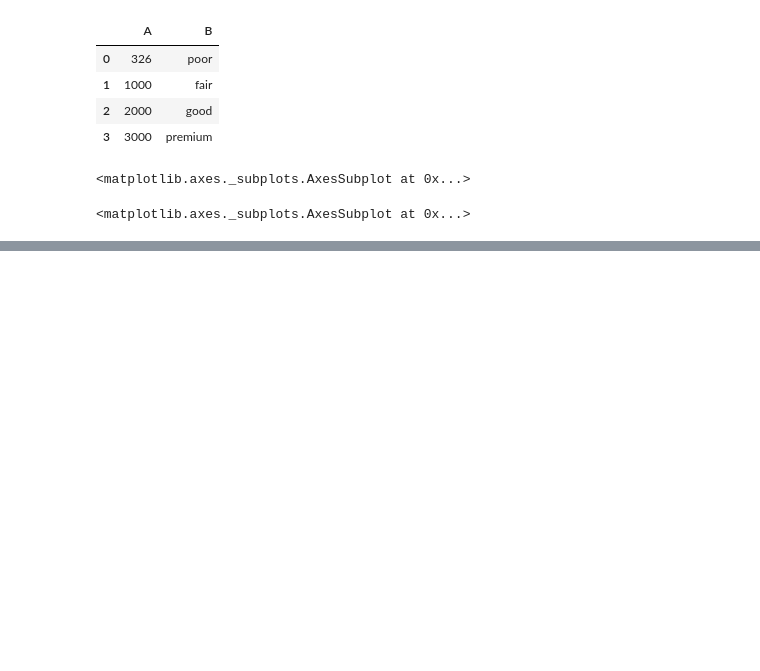
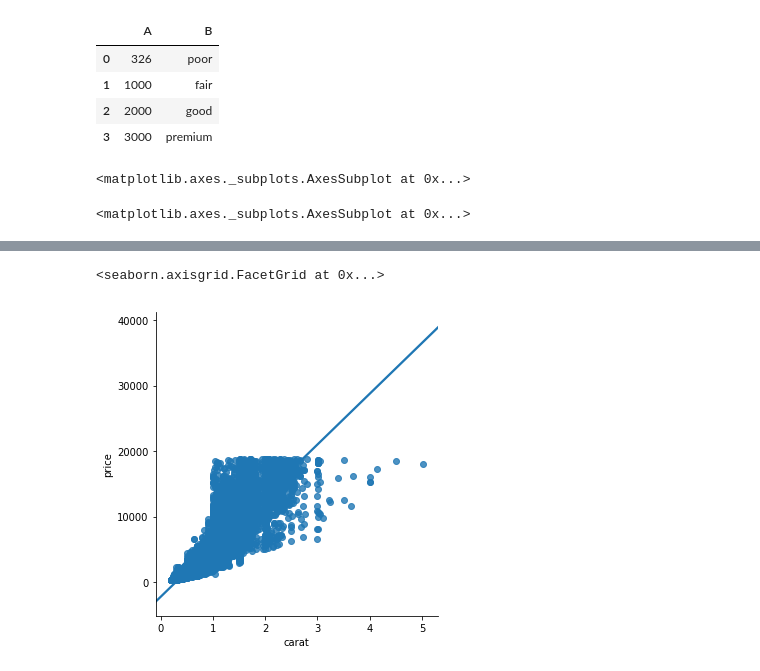
Before and after one commit to tyettil21/DataAnalyticsbootcamp2018mc, a Jupyter notebook: Practice - Diamond.ipynb, the cells around one changed output, grey strips where cells are left out. Saved outputs shown, nothing was run; the diff lists cells and outputs as text; code cells hidden in the pictures; blank space fills up the shorter version.

Commit message:
Diamond - Practice w/ mods 4 & 5
Mods 4 & 5 included in Diamond practice

```diff
--- a/Practice - Diamond.ipynb
+++ b/Practice - Diamond.ipynb
@@ -253,0 +323,3 @@ sns.distplot (df['price'])
+# %%
+df = pd.read_csv("datasets/diamonds.csv") #1st column needs encoding to read pound/hashtag(#) symbol
+df.head()
@@ -253,0 +333,3 @@ sns.distplot (df['price'])
+# %%
+#rename the Unnamed: 0 column so it doesn't cause further issues
+df.rename(columns={'Unnamed: 0': 'Number'}, inplace =True)
@@ -253,0 +346,4 @@ sns.distplot (df['price'])
+# %%
+#set indices as Diamond numbers
+df.set_index('Number', inplace=True)
+df.head()
@@ -253,0 +358,6 @@ sns.distplot (df['price'])
+# %%
+#make a scatterplot
+sns.lmplot(x='carat', y='price', data=df)
+# %% [output]
+<seaborn.axisgrid.FacetGrid at 0x...>
+[figure, added]
```
Also changed, not shown: parts of 20 cells of this notebook.
